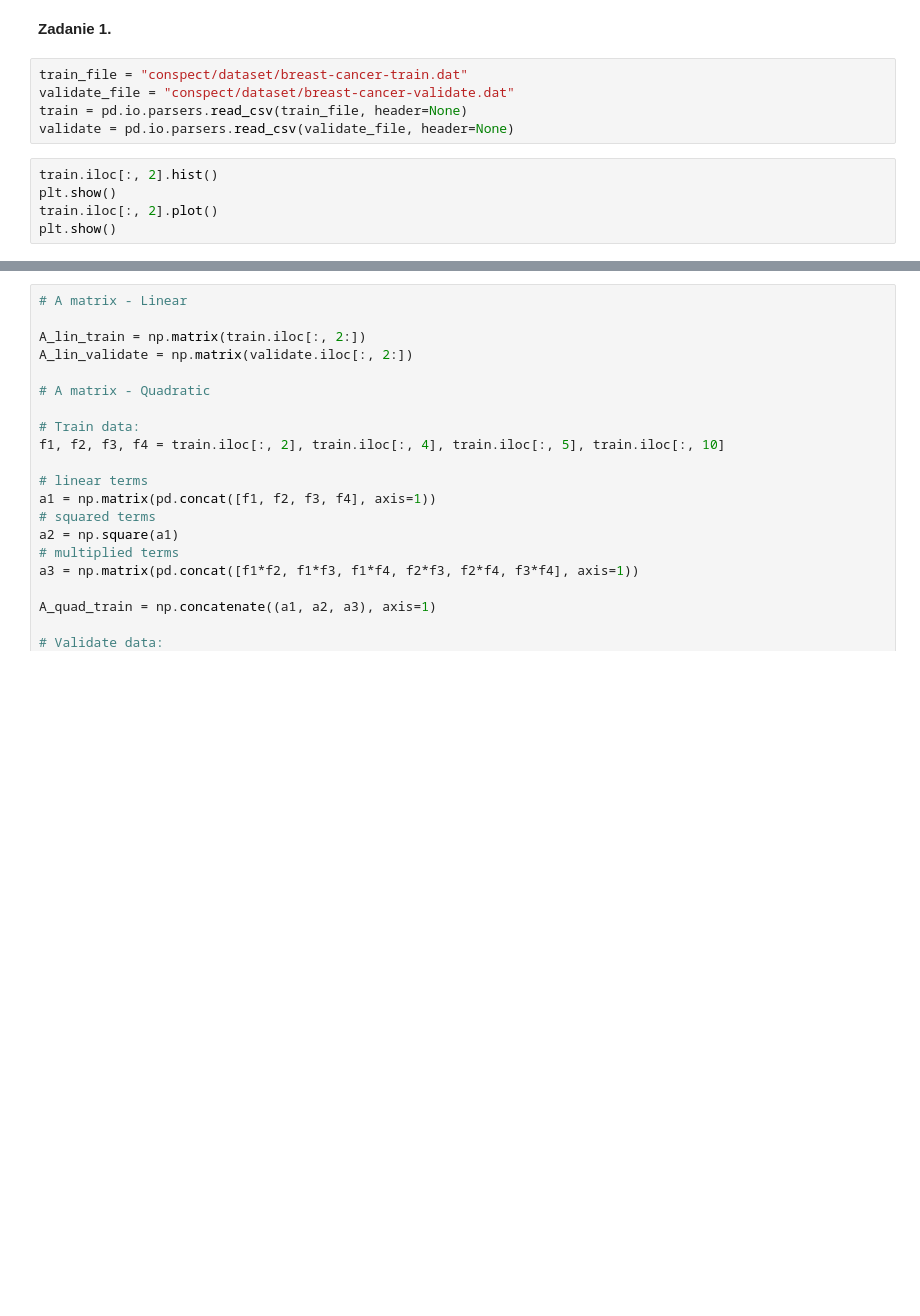
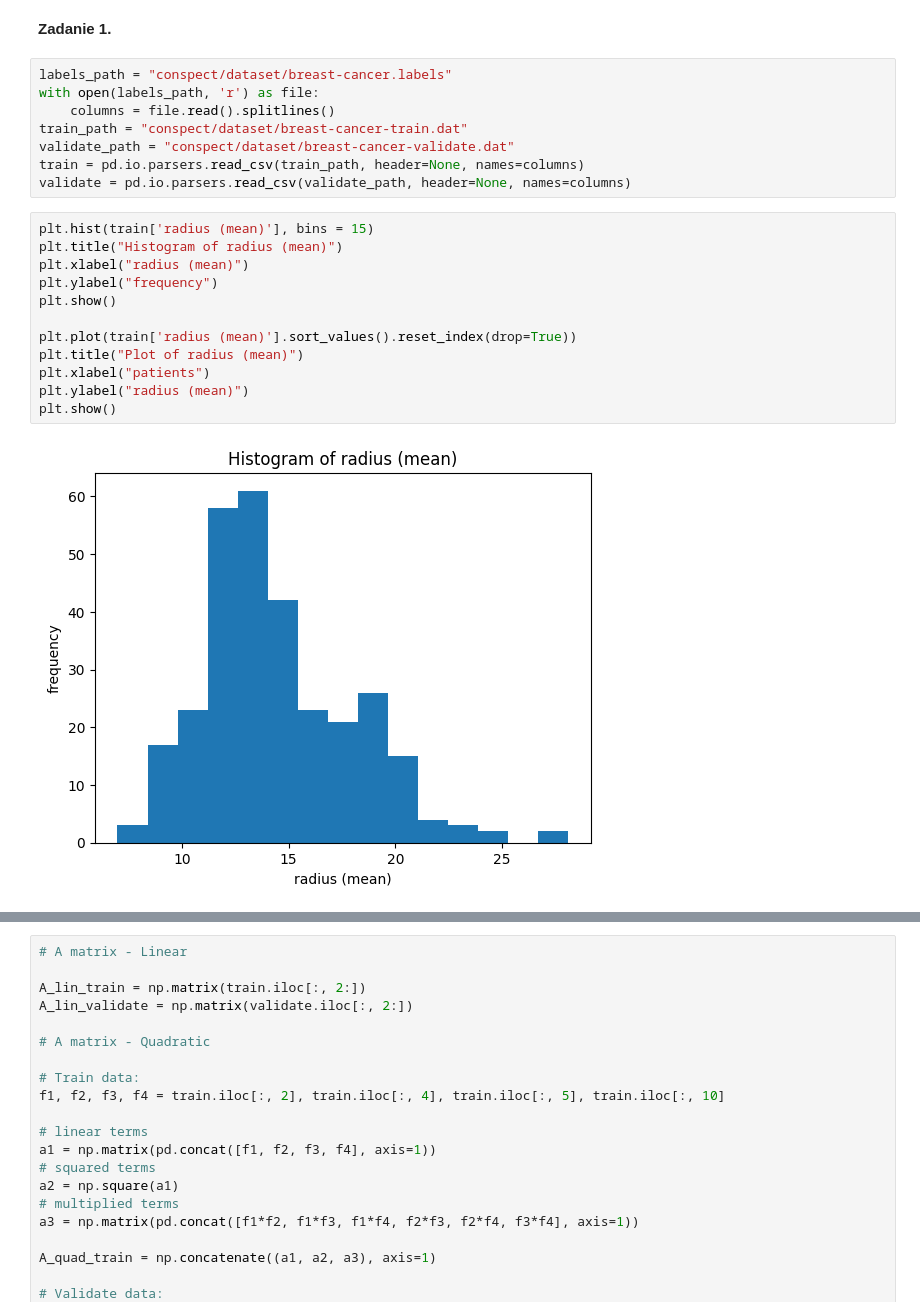
Before and after one commit to baramundi666/Computation-Methods-for-Science-and-Technology, a Jupyter notebook: lab-2/main.ipynb, the cells around one changed output, grey strips where cells are left out. Drawn from its saved outputs; the diff is of its cells as text; blank space fills up the shorter version.

```diff
--- a/lab-2/main.ipynb
+++ b/lab-2/main.ipynb
@@ -8,12 +8,24 @@ import pandas as pd
 # %% [markdown]
 **Zadanie 1.**
 # %%
-train_file = "conspect/dataset/breast-cancer-train.dat"
-validate_file = "conspect/dataset/breast-cancer-validate.dat"
-train = pd.io.parsers.read_csv(train_file, header=None)
-validate = pd.io.parsers.read_csv(validate_file, header=None)
+labels_path = "conspect/dataset/breast-cancer.labels"
+with open(labels_path, 'r') as file:
+    columns = file.read().splitlines()
+train_path = "conspect/dataset/breast-cancer-train.dat"
+validate_path = "conspect/dataset/breast-cancer-validate.dat"
+train = pd.io.parsers.read_csv(train_path, header=None, names=columns)
+validate = pd.io.parsers.read_csv(validate_path, header=None, names=columns)
-# %%
-train.iloc[:, 2].hist()
-plt.show()
-train.iloc[:, 2].plot()
-plt.show()
+# %%
+plt.hist(train['radius (mean)'], bins = 15)
+plt.title("Histogram of radius (mean)")
+plt.xlabel("radius (mean)")
+plt.ylabel("frequency")
+plt.show()
+
+plt.plot(train['radius (mean)'].sort_values().reset_index(drop=True))
+plt.title("Plot of radius (mean)")
+plt.xlabel("patients")
+plt.ylabel("radius (mean)")
+plt.show()
+# %% [output]
+[figure, added]
```
Also changed, not shown: parts of 2 cells of this notebook.
